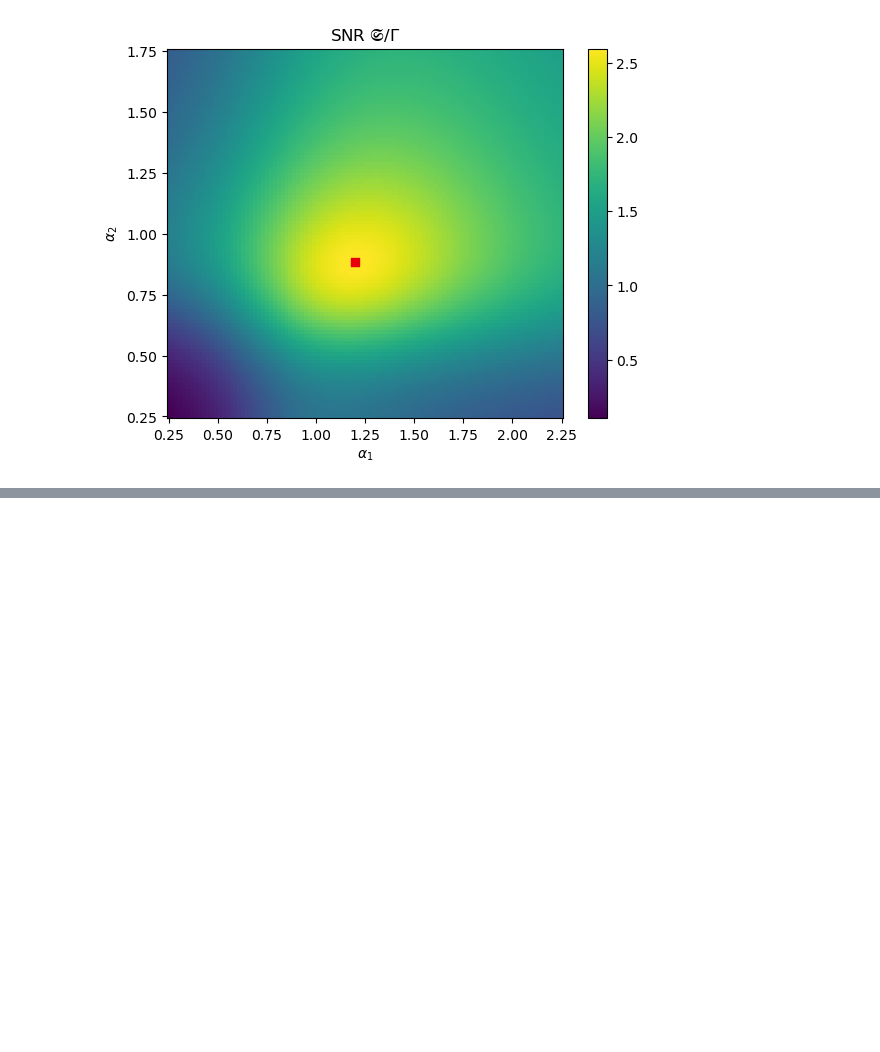
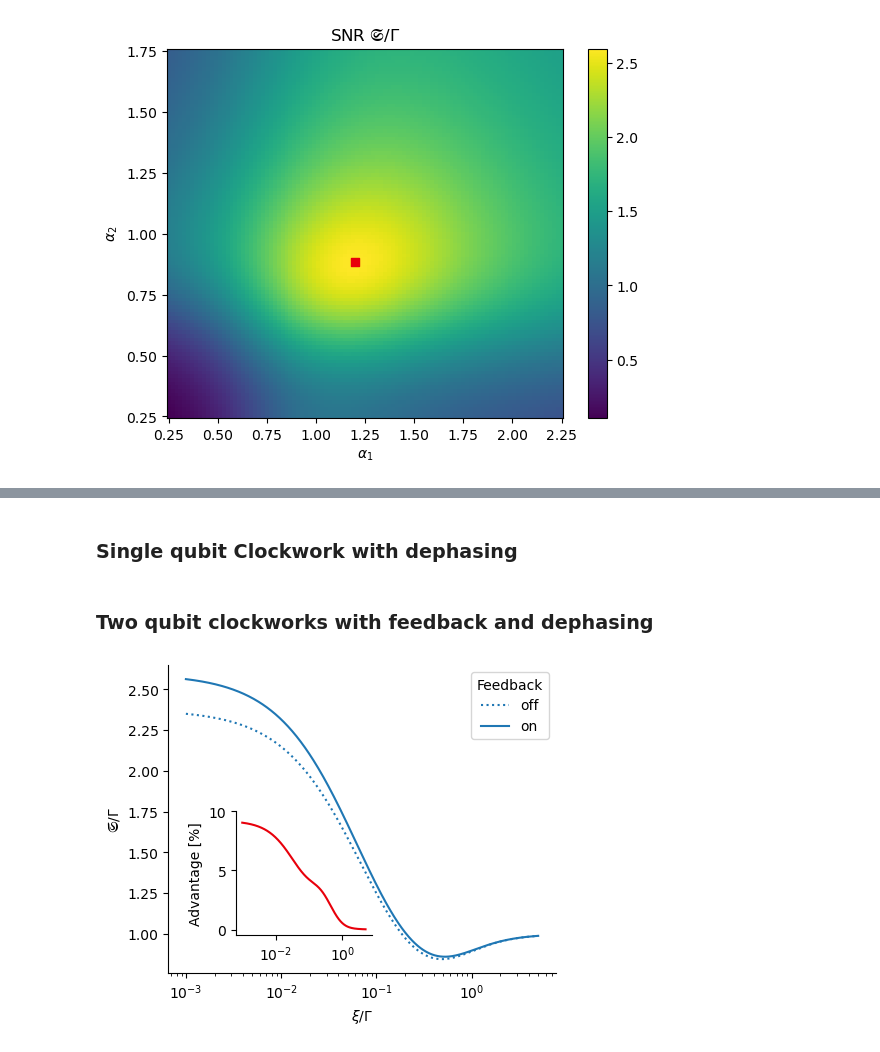
Before and after one commit to jmqit/clock-feedback, a Jupyter notebook: qubit_clockwork_analysis_with_and_without_feedback.ipynb, the cells around one changed output, grey strips where cells are left out. Cells and saved outputs as stored; diff of their text form; code cells hidden in the pictures; blank space fills up the shorter version.

Commit message:
Added simulations examining: - robustness of the advantage under dephasing noise - influence of the memory size on the advantage

```diff
--- a/qubit_clockwork_analysis_with_and_without_feedback.ipynb
+++ b/qubit_clockwork_analysis_with_and_without_feedback.ipynb
@@ -302,0 +323,17 @@ plt.savefig('qubit_clockwork_feedback_landscape_Python_SNR.png',dpi=600)
+# %% [markdown]
+### Single qubit Clockwork with dephasing
+# %%
+def dephasing(gamma):
+    return np.sqrt(gamma)*np.diag([1,-1])
+
+def qubit_clock_SNR_with_dephasing(x, gamma):
+    H = np.diag([-1/2, 1/2])
+    J=J_phi(x[1])
+
+    current_op_list = [calc_jump_channel(J), calc_jump_channel(dephasing(gamma))]
+    Liouville = calc_Liouville(H*x[0],[J,dephasing(gamma)])
+
+    _,_, SNR = evaluate_SNR(Liouville,current_op_list,[1,0])
+    return SNR
+# %% [markdown]
+### Two qubit clockworks with feedback and dephasing
@@ -302,0 +360,32 @@ plt.savefig('qubit_clockwork_feedback_landscape_Python_SNR.png',dpi=600)
+# %%
+Gammas=np.linspace(-3,np.log10(5),501)
+Gammas=10**Gammas
+SNRs_no_feedback_under_dephasing = np.zeros((len(Gammas)))
+SNRs_with_feedback_under_dephasing = np.zeros((len(Gammas)))
+
+for idx, gamma in enumerate(Gammas):
+    SNRs_no_feedback_under_dephasing[idx] = 2*qubit_clock_SNR_with_dephasing(min_pars,gamma)
+    SNRs_with_feedback_under_dephasing[idx] = SNR_under_2qubitfeedback_with_dephasing([opt_pars_Pi_switch['alpha_1'], opt_pars_Pi_switch['alpha_2']],gamma)
+# %%
+fig, (ax1) = plt.subplots()
+fig.set_figheight(4)
+fig.set_figwidth(5)
+ax1.semilogx(Gammas, SNRs_no_feedback_under_dephasing,linestyle='dotted',label='off',color='tab:blue')
+ax1.semilogx(Gammas, SNRs_with_feedback_under_dephasing,linestyle='solid', label='on',color='tab:blue')
+ax1.set_xlabel(r'$\xi/\Gamma$')
+ax1.set_ylabel(r'$\mathfrak{S}/\Gamma$')
+ax1.legend(title='Feedback')
+ax1.spines['top'].set_visible(False)
+ax1.spines['right'].set_visible(False)
+
+inset_ax = ax1.inset_axes([0.175,0.125,0.35,0.4])
+inset_ax.semilogx(Gammas, 100*SNRs_with_feedback_under_dephasing/SNRs_no_feedback_under_dephasing-100,color=color_list[3])
+inset_ax.set_ylabel('Advantage [%]')
+inset_ax.set_yticks([0,5,10])
+inset_ax.spines['top'].set_visible(False)
+inset_ax.spines['right'].set_visible(False)
+inset_ax.set_facecolor('none')
+
+plt.savefig('robustness_against_dephasing.png',dpi=600)
+# %% [output]
+[figure, added]
```
Also changed, not shown: parts of 19 cells of this notebook, 4 other files.
